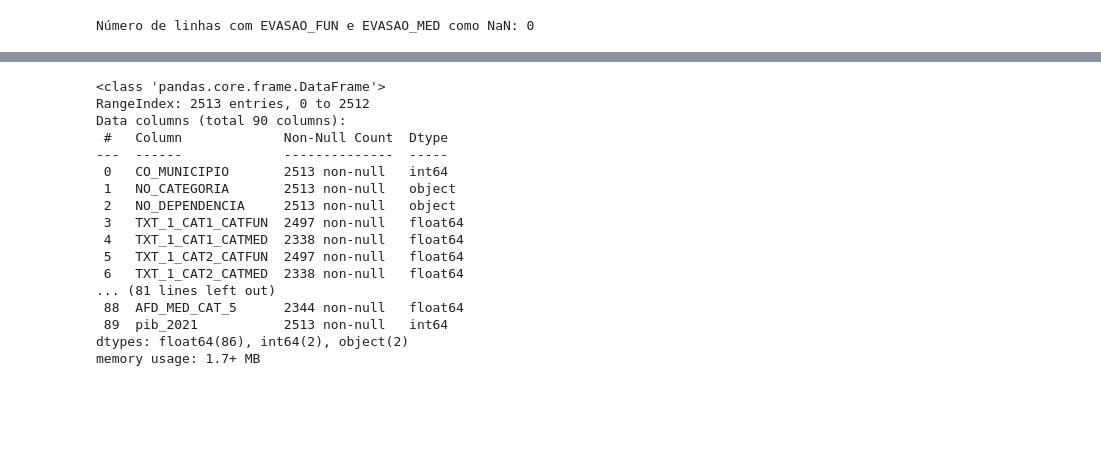
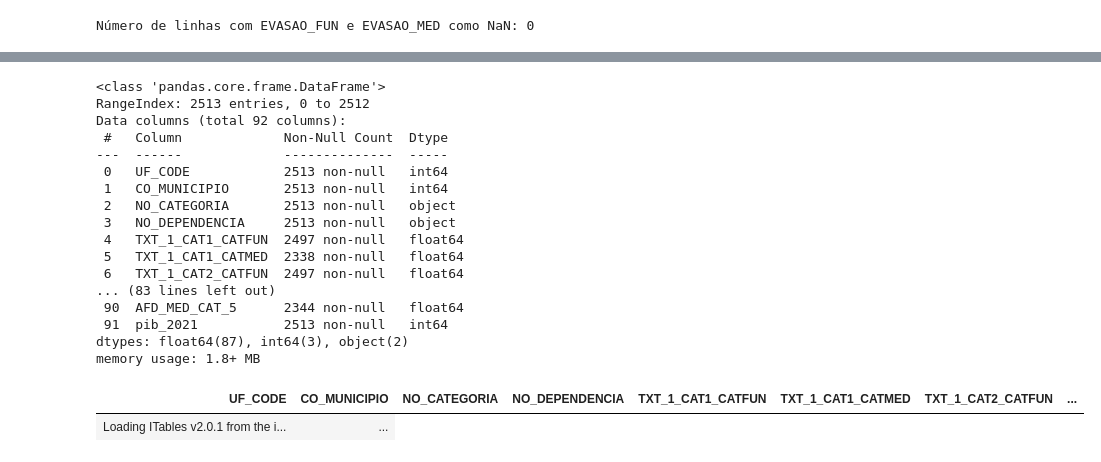
Before and after one commit to gabriel-a-b-gomes/MC906, a Jupyter notebook: notebooks/data_processing.ipynb, the cells around one changed output, grey strips where cells are left out. Cells and saved outputs as stored; diff of their text form; code cells hidden in the pictures; blank space fills up the shorter version.

Commit message:
refactor: add uf_code and handle all datasets in only one loop

```diff
--- a/notebooks/data_processing.ipynb
+++ b/notebooks/data_processing.ipynb
@@ -295,14 +252,14 @@ memory usage: 380.9+ KB
 # _get_df_info(clean_data_dict[DATASET_NAME], DATASET_NAME)
 # show(clean_data_dict[DATASET_NAME])
 # %%
-# Taxas de Distorção Idade-série
-DATASET_NAME = "TDI_clean_2021"
+# # Taxas de Distorção Idade-série
+# DATASET_NAME = "TDI_clean_2021"
 
-clean_data_dict[DATASET_NAME].drop(DROP_COLUMNS, axis=1, inplace=True)
+# clean_data_dict[DATASET_NAME].drop(DROP_COLUMNS, axis=1, inplace=True)
 
-# TDI_MED_04_CAT_0 is the `4ª Série` column in the in the `Taxas de Distorção Idade-série` table
-# This column has 97.2% of missing values, because few schools have `4ª Série`. So we drop to remove it.
-clean_data_dict[DATASET_NAME].drop(["TDI_MED_04_CAT_0"], axis=1, inplace=True)
+# # TDI_MED_04_CAT_0 is the `4ª Série` column in the in the `Taxas de Distorção Idade-série` table
+# # This column has 97.2% of missing values, because few schools have `4ª Série`. So we drop to remove it.
+# clean_data_dict[DATASET_NAME].drop(["TDI_MED_04_CAT_0"], axis=1, inplace=True)
 
-_get_df_info(clean_data_dict[DATASET_NAME], DATASET_NAME)
-# show(clean_data_dict[DATASET_NAME])
+# _get_df_info(clean_data_dict[DATASET_NAME], DATASET_NAME)
+# # show(clean_data_dict[DATASET_NAME])
@@ -327,8 +266,8 @@ memory usage: 995.5+ KB
 # %%
-# Taxas de Não-resposta
-DATASET_NAME = "TNR_clean_2021"
+# # Taxas de Não-resposta
+# DATASET_NAME = "TNR_clean_2021"
 
-clean_data_dict[DATASET_NAME].drop(DROP_COLUMNS, axis=1, inplace=True)
+# clean_data_dict[DATASET_NAME].drop(DROP_COLUMNS, axis=1, inplace=True)
 
-_get_df_info(clean_data_dict[DATASET_NAME], DATASET_NAME)
-# show(clean_data_dict[DATASET_NAME])
+# _get_df_info(clean_data_dict[DATASET_NAME], DATASET_NAME)
+# # show(clean_data_dict[DATASET_NAME])
@@ -379,10 +282,10 @@ memory usage: 471.8+ KB
 # %%
-# Taxas de Transição
-DATASET_NAME = "TXT_transicao_Clean_2021"
+# # Taxas de Transição
+# DATASET_NAME = "TXT_transicao_Clean_2021"
 
-drop_columns_tx = [*DROP_COLUMNS, "TXT_NO_UF"]
-drop_columns_tx.remove("SG_UF")
-clean_data_dict[DATASET_NAME].drop(drop_columns_tx, axis=1, inplace=True)
+# drop_columns_tx = [*DROP_COLUMNS]
+# drop_columns_tx.remove("SG_UF")
+# clean_data_dict[DATASET_NAME].drop(drop_columns_tx, axis=1, inplace=True)
 
-_get_df_info(clean_data_dict[DATASET_NAME], DATASET_NAME)
-# show(clean_data_dict[DATASET_NAME])
+# _get_df_info(clean_data_dict[DATASET_NAME], DATASET_NAME)
+# # show(clean_data_dict[DATASET_NAME])
@@ -511,24 +394,26 @@ Total de colunas: 90
 # %%
 merged_data.info()
-# show(merged_data)
+show(merged_data)
 # %% [output]
 <class 'pandas.core.frame.DataFrame'>
 RangeIndex: 2513 entries, 0 to 2512
-Data columns (total 90 columns):
+Data columns (total 92 columns):
  #   Column             Non-Null Count  Dtype
 ---  ------             --------------  -----
- 0   CO_MUNICIPIO       2513 non-null   int64
- 1   NO_CATEGORIA       2513 non-null   object
- 2   NO_DEPENDENCIA     2513 non-null   object
- 3   TXT_1_CAT1_CATFUN  2497 non-null   float64
- 4   TXT_1_CAT1_CATMED  2338 non-null   float64
- 5   TXT_1_CAT2_CATFUN  2497 non-null   float64
- 6   TXT_1_CAT2_CATMED  2338 non-null   float64
-... (81 lines left out)
- 88  AFD_MED_CAT_5      2344 non-null   float64
- 89  pib_2021           2513 non-null   int64
-dtypes: float64(86), int64(2), object(2)
-memory usage: 1.7+ MB
+ 0   UF_CODE            2513 non-null   int64
+ 1   CO_MUNICIPIO       2513 non-null   int64
+ 2   NO_CATEGORIA       2513 non-null   object
+ 3   NO_DEPENDENCIA     2513 non-null   object
+ 4   TXT_1_CAT1_CATFUN  2497 non-null   float64
+ 5   TXT_1_CAT1_CATMED  2338 non-null   float64
+ 6   TXT_1_CAT2_CATFUN  2497 non-null   float64
+... (83 lines left out)
+ 90  AFD_MED_CAT_5      2344 non-null   float64
+ 91  pib_2021           2513 non-null   int64
+dtypes: float64(87), int64(3), object(2)
+memory usage: 1.8+ MB
+| UF_CODE | CO_MUNICIPIO | NO_CATEGORIA | NO_DEPENDENCIA | TXT_1_CAT1_CATFUN | TXT_1_CAT1_CATMED | TXT_1_CAT2_CATFUN | ... |
+| Loading ITables v2.0.1 from the i... | ... |
 # %%
 # Save data
 merged_data.to_csv(F'{PROCESSED_DATA_DIR}/complete_data.csv', sep=';', index=False)
```
Also changed, not shown: parts of 13 cells of this notebook, 4 other files.
